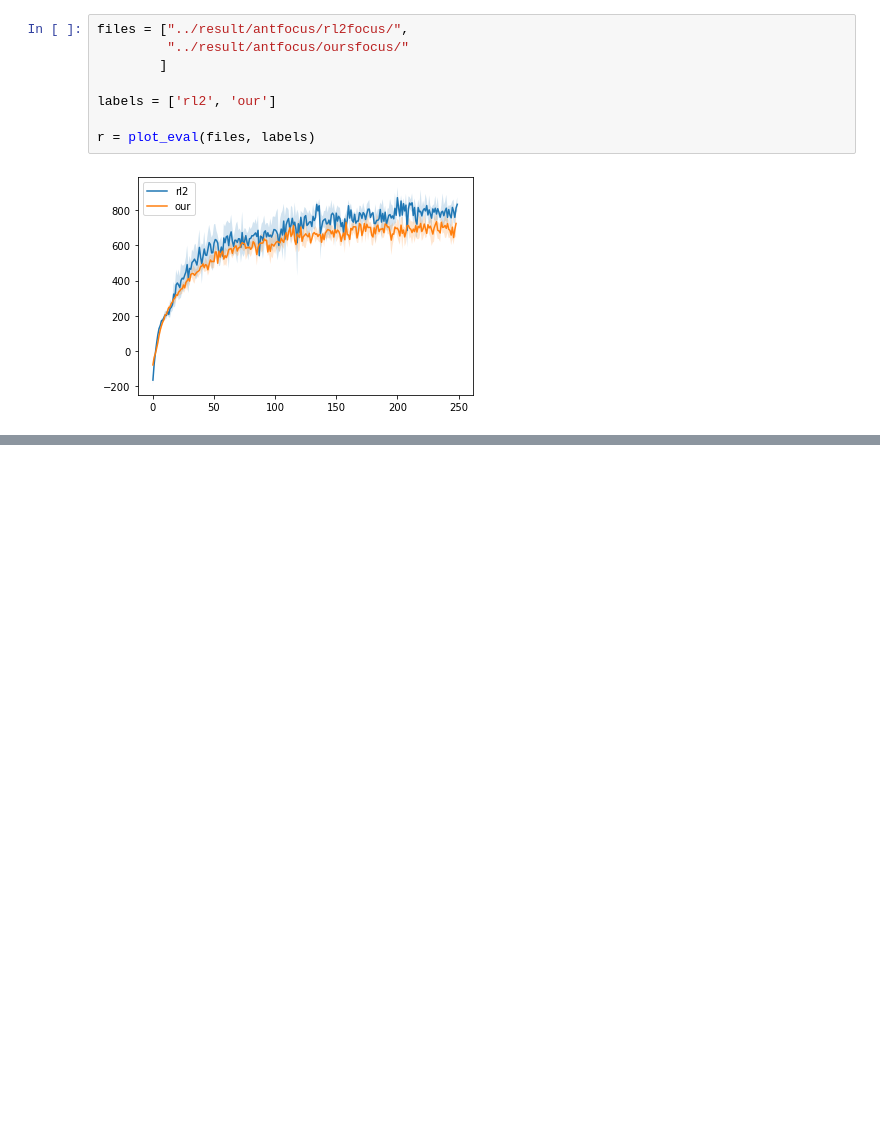
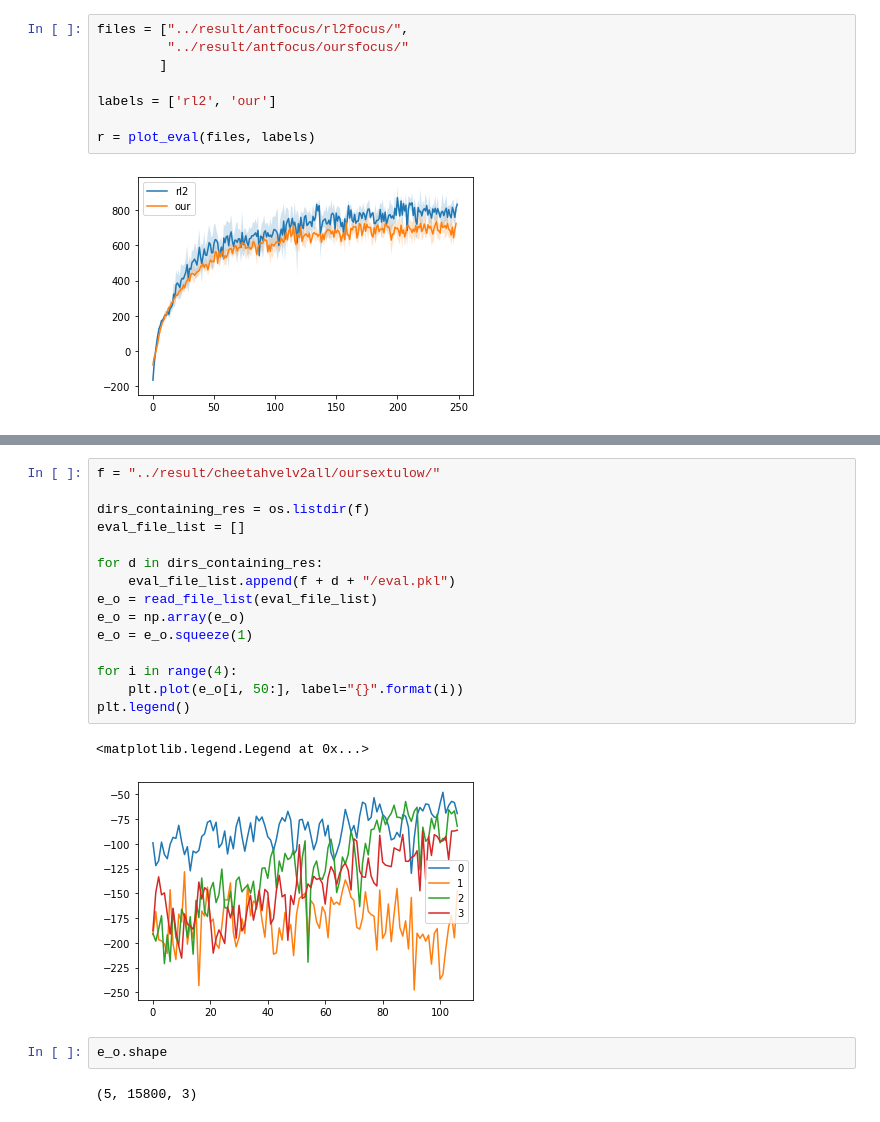
Before and after one commit to riccardopoiani/trio-non-stationary-meta-rl, a Jupyter notebook: notebooks/view_results.ipynb, the cells around one changed output, grey strips where cells are left out. Saved outputs shown, nothing was run; the diff lists cells and outputs as text; blank space fills up the shorter version.

```diff
--- a/notebooks/view_results.ipynb
+++ b/notebooks/view_results.ipynb
@@ -949,0 +1005,22 @@ r = plot_eval(files, labels)
+# %%
+f = "../result/cheetahvelv2all/oursextulow/"
+
+dirs_containing_res = os.listdir(f)
+eval_file_list = []
+
+for d in dirs_containing_res:
+    eval_file_list.append(f + d + "/eval.pkl")
+e_o = read_file_list(eval_file_list)
+e_o = np.array(e_o)
+e_o = e_o.squeeze(1)
+
+for i in range(4):
+    plt.plot(e_o[i, 50:], label="{}".format(i))
+plt.legend()
+# %% [output]
+<matplotlib.legend.Legend at 0x...>
+[figure, added]
+# %%
+e_o.shape
+# %% [output]
+(5, 15800, 3)
```
Also changed, not shown: parts of 4 cells of this notebook, 53 other files.
